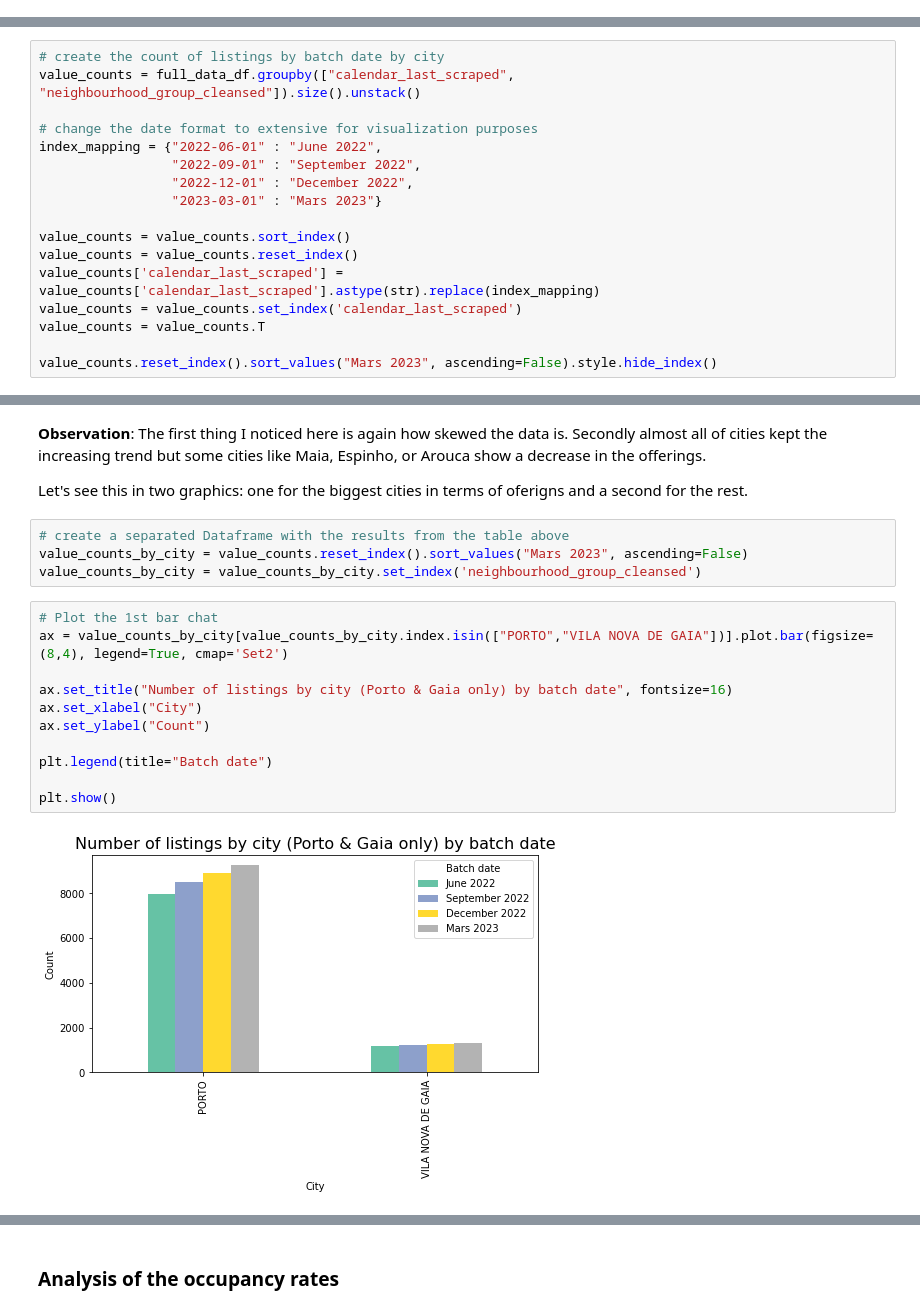
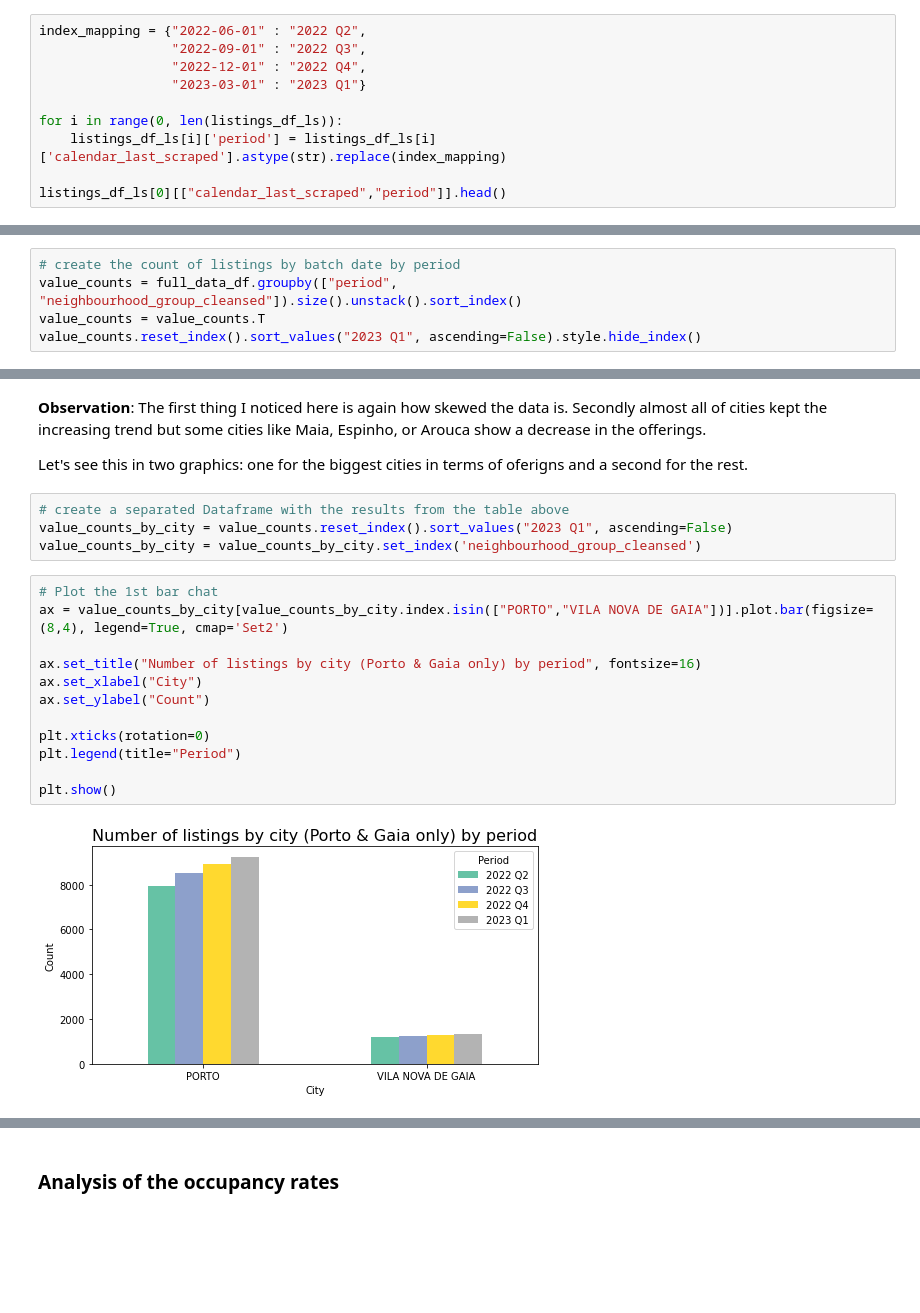
Before and after one commit to bruno-f7s/portfolio, a Jupyter notebook: airbnb-porto-2023/airbnb-porto-2023-eda.ipynb, the cells around one changed output, grey strips where cells are left out. Cells and saved outputs as stored; diff of their text form; blank space fills up the shorter version.

```diff
--- a/airbnb-porto-2023/airbnb-porto-2023-eda.ipynb
+++ b/airbnb-porto-2023/airbnb-porto-2023-eda.ipynb
@@ -359,3 +359,13 @@ listings_df_ls[0]['calendar_last_scraped'].head()
 3   2023-03-01
 4   2023-03-01
 Name: calendar_last_scraped, dtype: datetime64[ns]
+# %%
+index_mapping = {"2022-06-01" : "2022 Q2",
+                 "2022-09-01" : "2022 Q3",
+                 "2022-12-01" : "2022 Q4",
+                 "2023-03-01" : "2023 Q1"}
+
+for i in range(0, len(listings_df_ls)):
+    listings_df_ls[i]['period'] = listings_df_ls[i]['calendar_last_scraped'].astype(str).replace(index_mapping)
+
+listings_df_ls[0][["calendar_last_scraped","period"]].head()
@@ -422,20 +429,8 @@ __Observation__: It is possible to see a considerable increase in the number of
 # %% [markdown]
 Print a table with the number of listings by batch date broken down by city
 # %%
-# create the count of listings by batch date by city
-value_counts = full_data_df.groupby(["calendar_last_scraped", "neighbourhood_group_cleansed"]).size().unstack()
-
-# change the date format to extensive for visualization purposes
-index_mapping = {"2022-06-01" : "June 2022",
-                 "2022-09-01" : "September 2022",
-                 "2022-12-01" : "December 2022",
-                 "2023-03-01" : "Mars 2023"}
-
-value_counts = value_counts.sort_index()
-value_counts = value_counts.reset_index()
-value_counts['calendar_last_scraped'] = value_counts['calendar_last_scraped'].astype(str).replace(index_mapping)
-value_counts = value_counts.set_index('calendar_last_scraped')
+# create the count of listings by batch date by period
+value_counts = full_data_df.groupby(["period", "neighbourhood_group_cleansed"]).size().unstack().sort_index()
 value_counts = value_counts.T
-
-value_counts.reset_index().sort_values("Mars 2023", ascending=False).style.hide_index()
+value_counts.reset_index().sort_values("2023 Q1", ascending=False).style.hide_index()
 # %% [output]
@@ -463,21 +458,22 @@ __Observation__: The first thing I noticed here is again how skewed the data is.
 Let's see this in two graphics: one for the biggest cities in terms of oferigns and a second for the rest.
 # %%
 # create a separated Dataframe with the results from the table above
-value_counts_by_city = value_counts.reset_index().sort_values("Mars 2023", ascending=False)
+value_counts_by_city = value_counts.reset_index().sort_values("2023 Q1", ascending=False)
 value_counts_by_city = value_counts_by_city.set_index('neighbourhood_group_cleansed')
 # %%
 # Plot the 1st bar chat
 ax = value_counts_by_city[value_counts_by_city.index.isin(["PORTO","VILA NOVA DE GAIA"])].plot.bar(figsize=(8,4), legend=True, cmap='Set2')
 
-ax.set_title("Number of listings by city (Porto & Gaia only) by batch date", fontsize=16)
+ax.set_title("Number of listings by city (Porto & Gaia only) by period", fontsize=16)
 ax.set_xlabel("City")
 ax.set_ylabel("Count")
 
-plt.legend(title="Batch date")
+plt.xticks(rotation=0)
+plt.legend(title="Period")
 
 plt.show()
 # %% [output]
-[figure, old version]
+[figure, new version]
 # %%
 # Plot the 1st bar chat
 ax = value_counts_by_city[~value_counts_by_city.index.isin(["PORTO","VILA NOVA DE GAIA"])].plot.bar(figsize=(16,4), legend=True, cmap='Set2')
```
Also changed, not shown: parts of 17 cells of this notebook.
